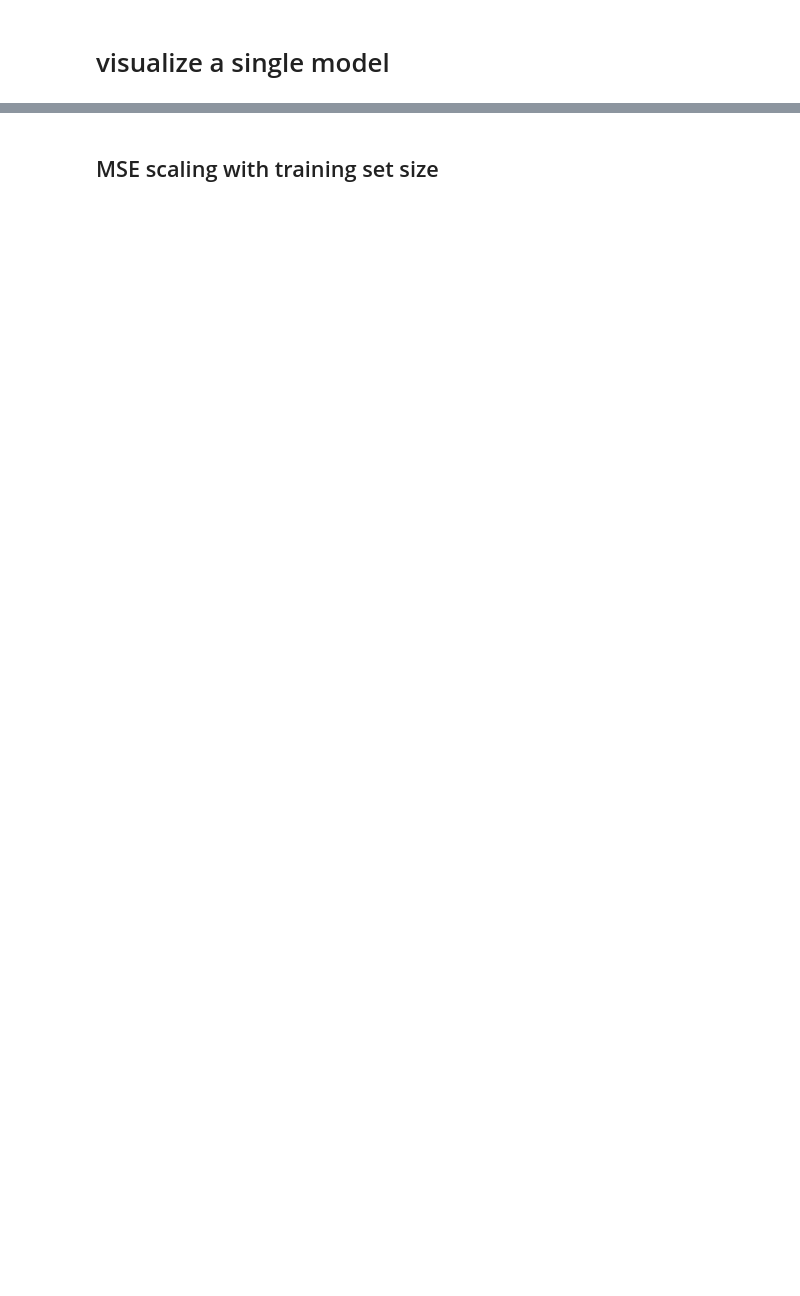
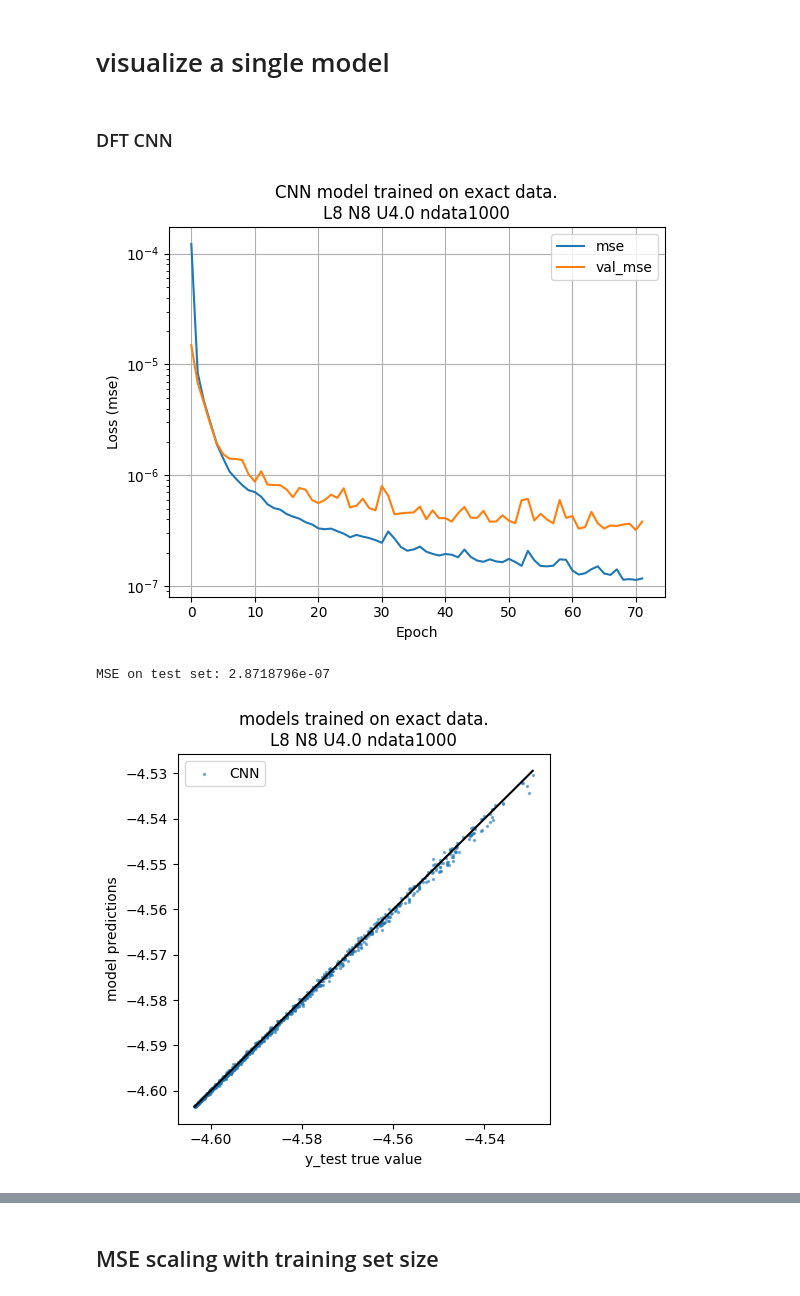
Before and after one commit to StefanoPolla/DFTQML, a Jupyter notebook: RDMFT-main/visualize-models.ipynb, the cells around one changed output, grey strips where cells are left out. Saved outputs shown, nothing was run; the diff lists cells and outputs as text; code cells hidden in the pictures; blank space fills up the shorter version.

```diff
--- a/RDMFT-main/visualize-models.ipynb
+++ b/RDMFT-main/visualize-models.ipynb
@@ -48,20 +61,10 @@ with h5py.File(input_file, "r") as f:
 # %% [markdown]
 # visualize a single model
+# %% [markdown]
+### DFT CNN
 # %%
-ndata = 50000
-
-# History plot
-plt.title("CNN model trained on exact data.\n" f"L{L} N{N} U{U} ndata{ndata}")
-model, history_dict = dftqml.tfmodel.load_model(
-    dft_cnn_path(L, N, U, ndata, 0), get_history_dict=True
-)
-history_plot(history_dict)
-plt.show()
-
-
-# Performance plot
-plt.figure(figsize=plt.figaspect(1))
-plt.title("models trained on exact data.\n" f"L{L} N{N} U{U} ndata{ndata}")
-dftqml.utils.performance_plot(model, test_densities, test_dft_energies, label="CNN", s=2, alpha=0.5)
-plt.legend()
-print("MSE on test set:", mse(model(test_densities), test_dft_energies))
+old
+# %% [output]
+[figure, added]
+MSE on test set: 2.8718796e-07
+[figure, added]
```
Also changed, not shown: parts of 5 cells of this notebook, 3 other files.
